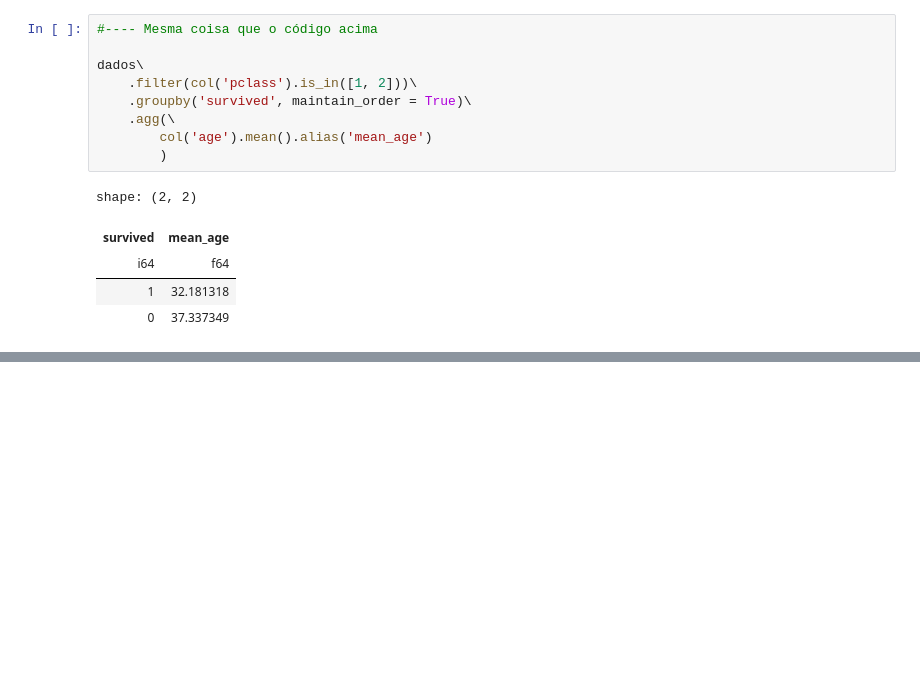
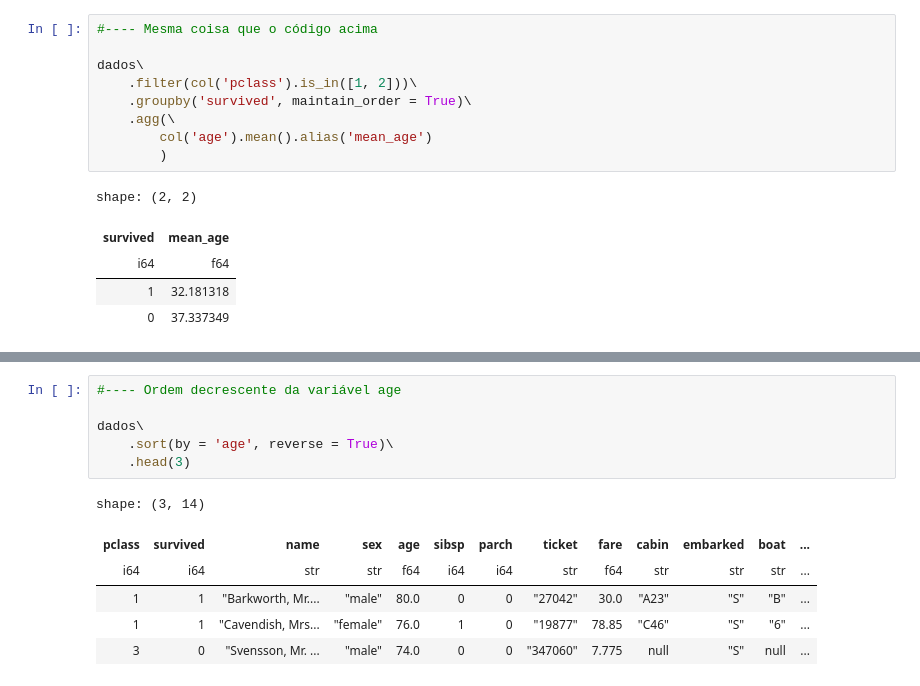
Before and after one commit to barbosarafael/polars_python_test, a Jupyter notebook: 01-notebook/01-polars_notebook.ipynb, the cells around one changed output, grey strips where cells are left out. Drawn from its saved outputs; the diff is of its cells as text; blank space fills up the shorter version.

```diff
--- a/01-notebook/01-polars_notebook.ipynb
+++ b/01-notebook/01-polars_notebook.ipynb
@@ -582,0 +596,13 @@ Aos mais chegados:
+# %%
+#---- Ordem decrescente da variável age
+
+dados\
+    .sort(by = 'age', reverse = True)\
+    .head(3)
+# %% [output]
+shape: (3, 14)
+| pclass | survived | name | sex | age | sibsp | parch | ticket | fare | cabin | embarked | boat | ... |
+| i64 | i64 | str | str | f64 | i64 | i64 | str | f64 | str | str | str | ... |
+| 1 | 1 | "Barkworth, Mr.... | "male" | 80.0 | 0 | 0 | "27042" | 30.0 | "A23" | "S" | "B" | ... |
+| 1 | 1 | "Cavendish, Mrs... | "female" | 76.0 | 1 | 0 | "19877" | 78.85 | "C46" | "S" | "6" | ... |
+| 3 | 0 | "Svensson, Mr. ... | "male" | 74.0 | 0 | 0 | "347060" | 7.775 | null | "S" | null | ... |
```
Also changed, not shown: parts of 46 cells of this notebook, 2 other files.
